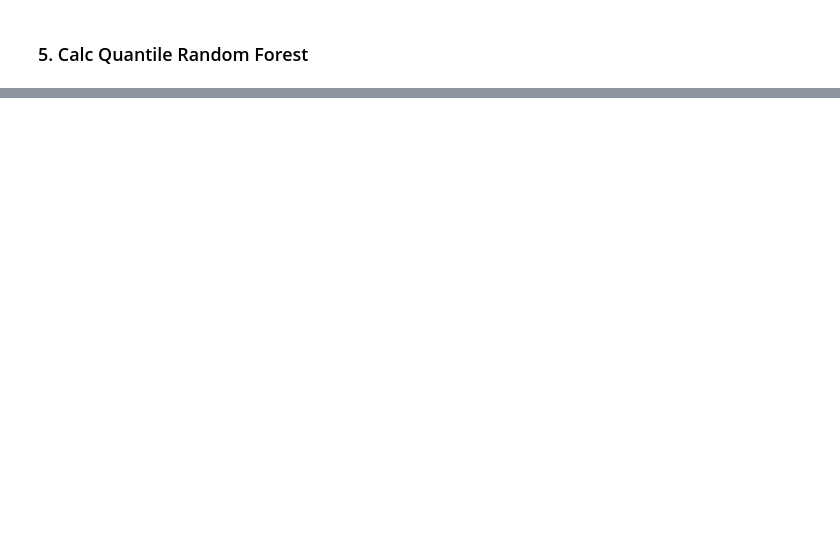
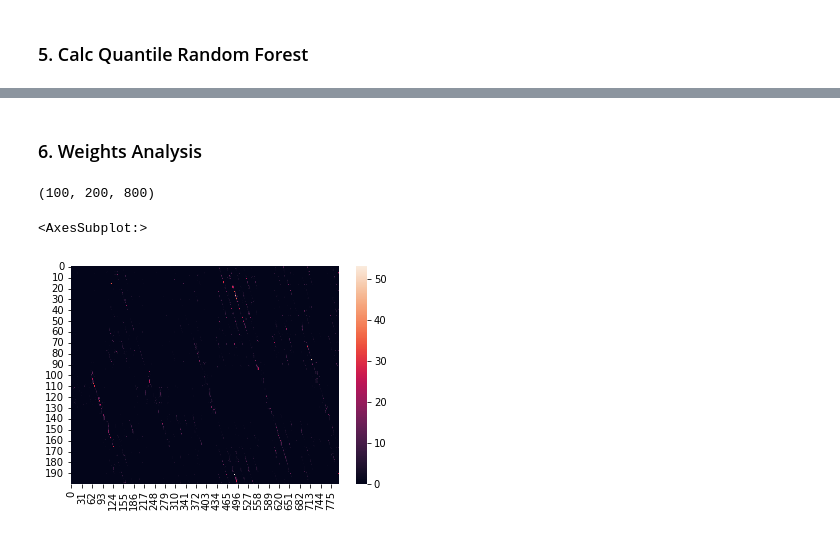
Before and after one commit to cleveryangcong/Random_Forest_Weights, a Jupyter notebook: notebooks/exploratory/1.1.1-dc-data_energy.ipynb, the cells around one changed output, grey strips where cells are left out. Saved outputs shown, nothing was run; the diff lists cells and outputs as text; code cells hidden in the pictures; blank space fills up the shorter version.

```diff
--- a/notebooks/exploratory/1.1.1-dc-data_energy.ipynb
+++ b/notebooks/exploratory/1.1.1-dc-data_energy.ipynb
@@ -87,0 +119,11 @@ rf_median[:10]
+# %% [markdown]
+### 6. Weights Analysis
+# %%
+rf_weights.shape
+# %% [output]
+(100, 200, 800)
+# %%
+sns.heatmap(np.sum(rf_weights, axis = 0))
+# %% [output]
+<AxesSubplot:>
+[figure, added]
```
Also changed, not shown: parts of 15 cells of this notebook, 1 other file.
